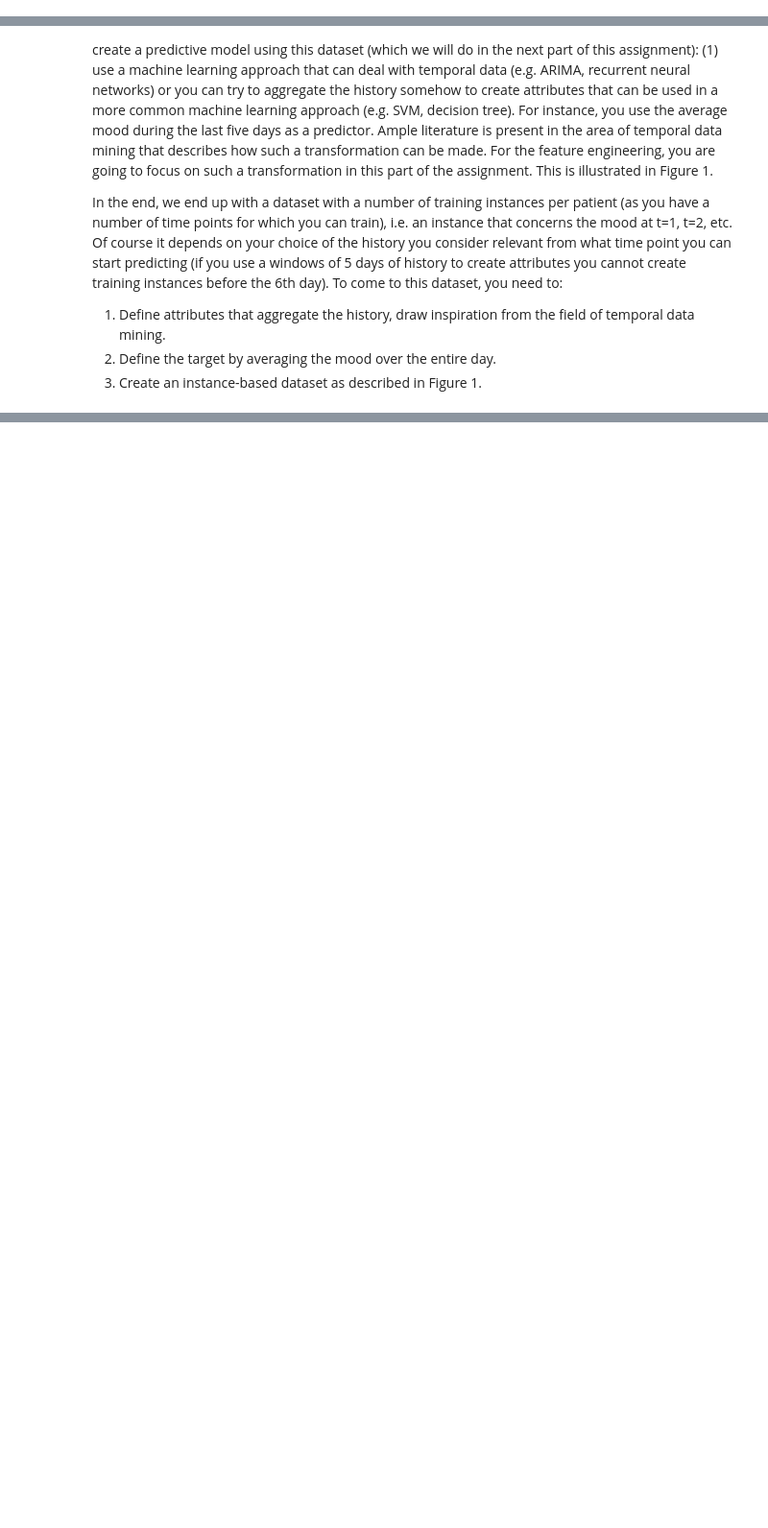
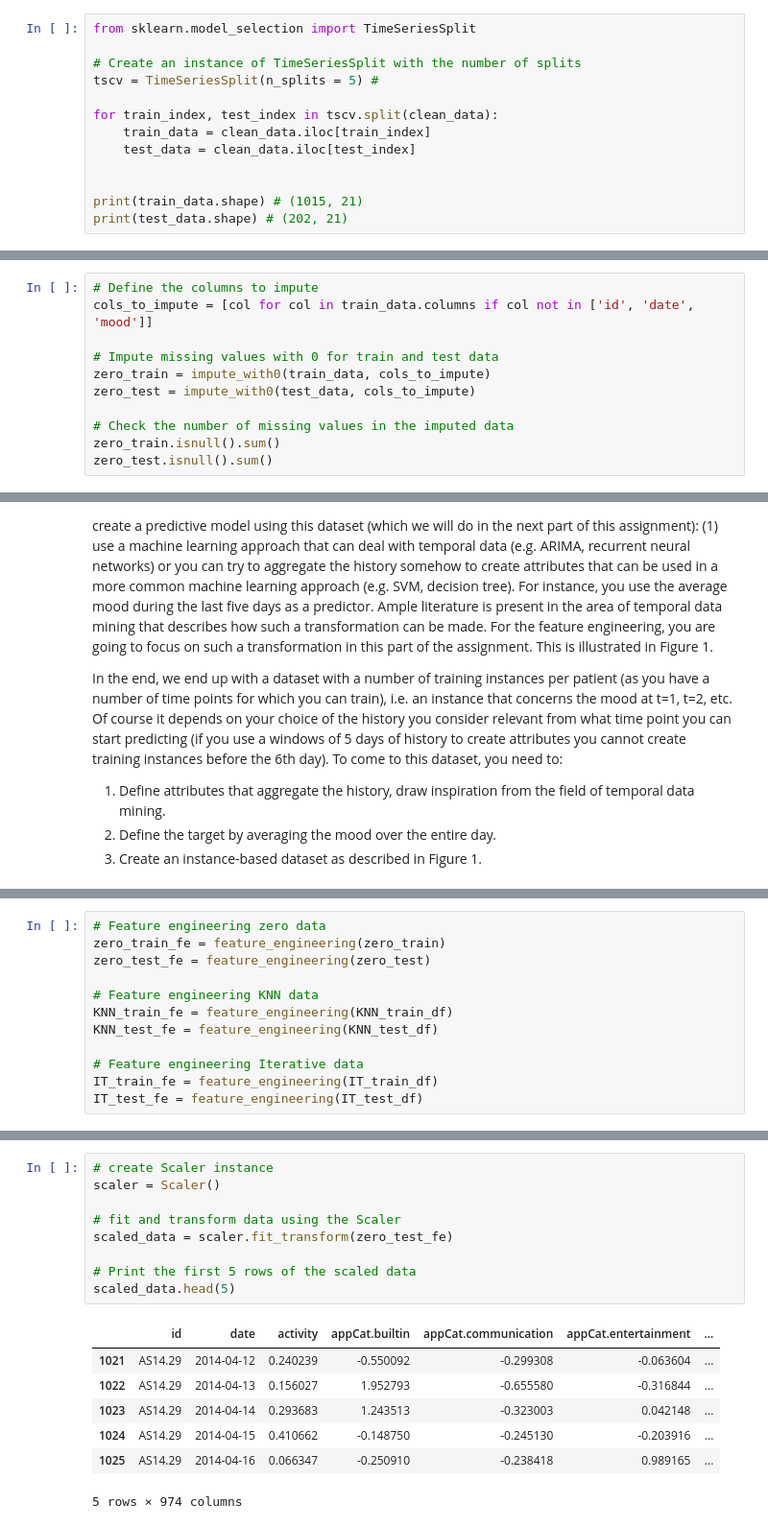
Before and after one commit to larascipio/datamijnen, a Jupyter notebook: Task1.ipynb, the cells around one changed output, grey strips where cells are left out. Shown at 96% size. Saved outputs shown, nothing was run; the diff lists cells and outputs as text; blank space fills up the shorter version.

Commit message:
feature engineering

```diff
--- a/Task1.ipynb
+++ b/Task1.ipynb
@@ -292,0 +349,13 @@ plt.show()
+# %%
+from sklearn.model_selection import TimeSeriesSplit
+
+# Create an instance of TimeSeriesSplit with the number of splits
+tscv = TimeSeriesSplit(n_splits = 5) #
+
+for train_index, test_index in tscv.split(clean_data):
+    train_data = clean_data.iloc[train_index]
+    test_data = clean_data.iloc[test_index]
+
+
+print(train_data.shape) # (1015, 21)
+print(test_data.shape) # (202, 21)
@@ -292,0 +384,11 @@ plt.show()
+# %%
+# Define the columns to impute
+cols_to_impute = [col for col in train_data.columns if col not in ['id', 'date', 'mood']]
+
+# Impute missing values with 0 for train and test data
+zero_train = impute_with0(train_data, cols_to_impute)
+zero_test = impute_with0(test_data, cols_to_impute)
+
+# Check the number of missing values in the imputed data
+zero_train.isnull().sum()
+zero_test.isnull().sum()
@@ -457,0 +531,12 @@ null_pattern
+# %%
+# Feature engineering zero data
+zero_train_fe = feature_engineering(zero_train)
+zero_test_fe = feature_engineering(zero_test)
+
+# Feature engineering KNN data
+KNN_train_fe = feature_engineering(KNN_train_df)
+KNN_test_fe = feature_engineering(KNN_test_df)
+
+# Feature engineering Iterative data
+IT_train_fe = feature_engineering(IT_train_df)
+IT_test_fe = feature_engineering(IT_test_df)
@@ -457,0 +683,17 @@ null_pattern
+# %%
+# create Scaler instance
+scaler = Scaler()
+
+# fit and transform data using the Scaler
+scaled_data = scaler.fit_transform(zero_test_fe)
+
+# Print the first 5 rows of the scaled data
+scaled_data.head(5)
+# %% [output]
+|  | id | date | activity | appCat.builtin | appCat.communication | appCat.entertainment | ... |
+| 1021 | AS14.29 | 2014-04-12 | 0.240239 | -0.550092 | -0.299308 | -0.063604 | ... |
+| 1022 | AS14.29 | 2014-04-13 | 0.156027 | 1.952793 | -0.655580 | -0.316844 | ... |
+| 1023 | AS14.29 | 2014-04-14 | 0.293683 | 1.243513 | -0.323003 | 0.042148 | ... |
+| 1024 | AS14.29 | 2014-04-15 | 0.410662 | -0.148750 | -0.245130 | -0.203916 | ... |
+| 1025 | AS14.29 | 2014-04-16 | 0.066347 | -0.250910 | -0.238418 | 0.989165 | ... |
+5 rows × 974 columns
```
Also changed, not shown: parts of 31 cells of this notebook, 1 other file.
